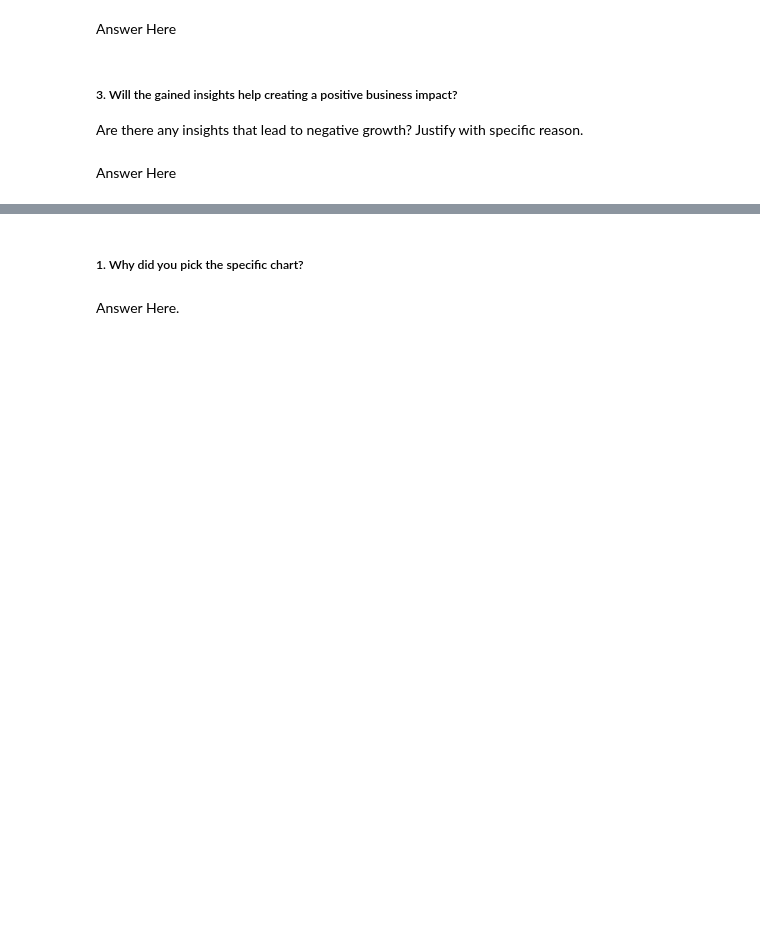
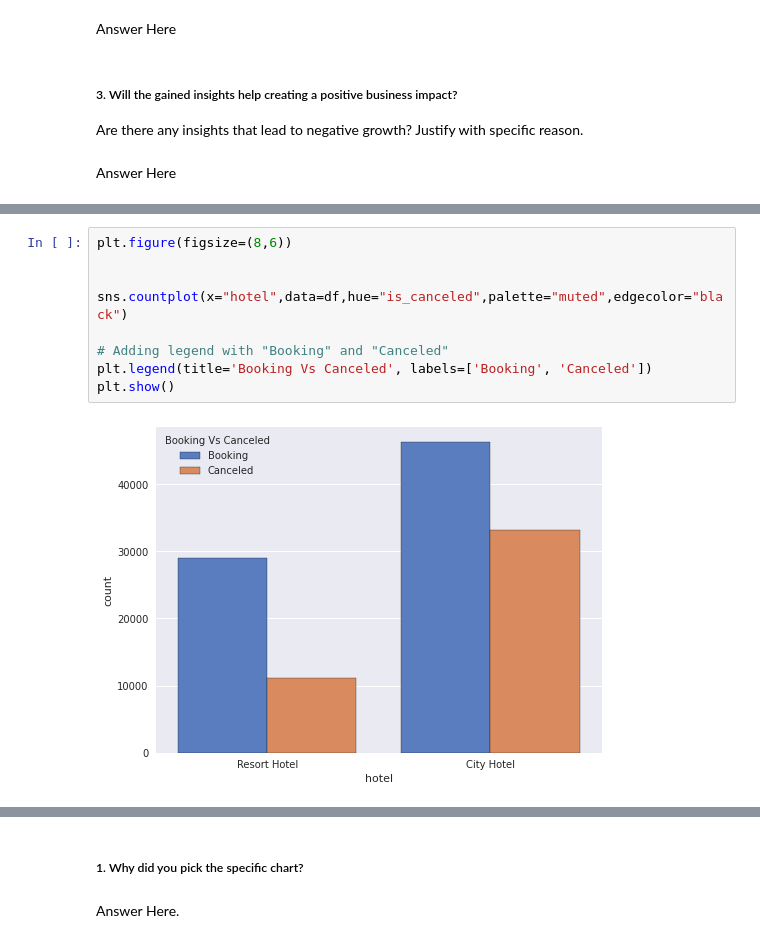
Before and after one commit to ansarshaikh95/EDA-Hotel-booking-analysis, a Jupyter notebook: EDA_Hotel_booking_Analysis.ipynb, the cells around one changed output, grey strips where cells are left out. Drawn from its saved outputs; the diff is of its cells as text; blank space fills up the shorter version.

```diff
--- a/EDA_Hotel_booking_Analysis.ipynb
+++ b/EDA_Hotel_booking_Analysis.ipynb
@@ -536,0 +511,11 @@ Answer Here
+# %%
+plt.figure(figsize=(8,6))
+
+
+sns.countplot(x="hotel",data=df,hue="is_canceled",palette="muted",edgecolor="black")
+
+# Adding legend with "Booking" and "Canceled"
+plt.legend(title='Booking Vs Canceled', labels=['Booking', 'Canceled'])
+plt.show()
+# %% [output]
+[figure, added]
```
Also changed, not shown: parts of 12 cells of this notebook.
